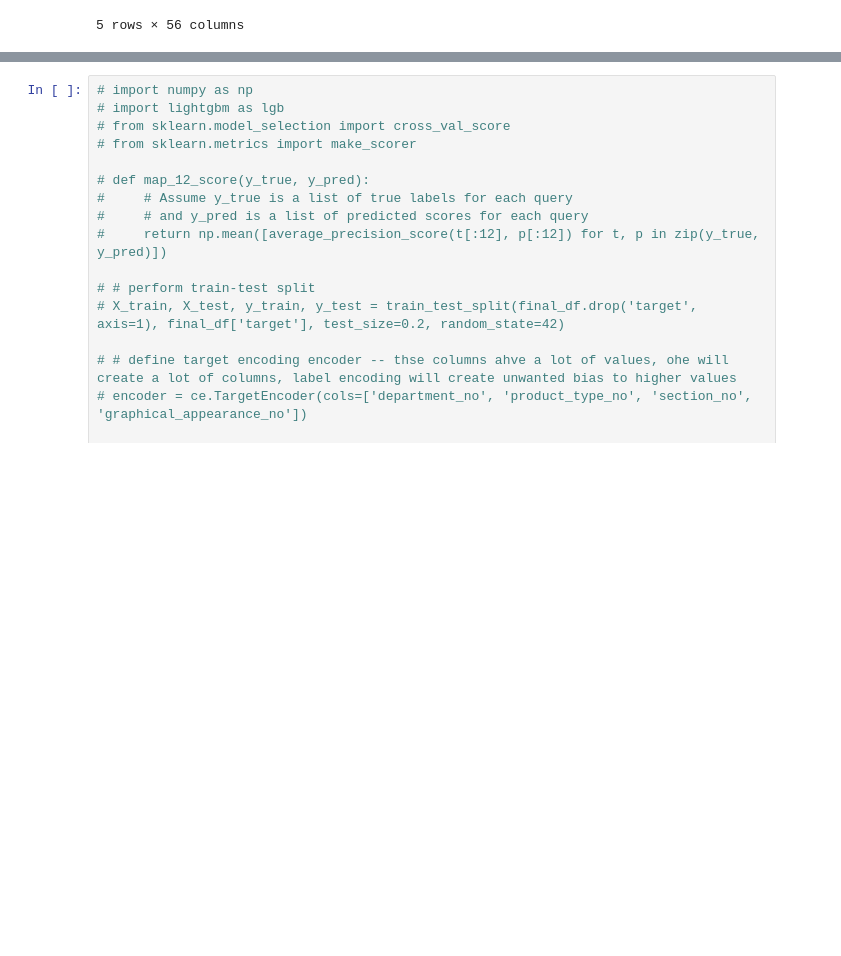
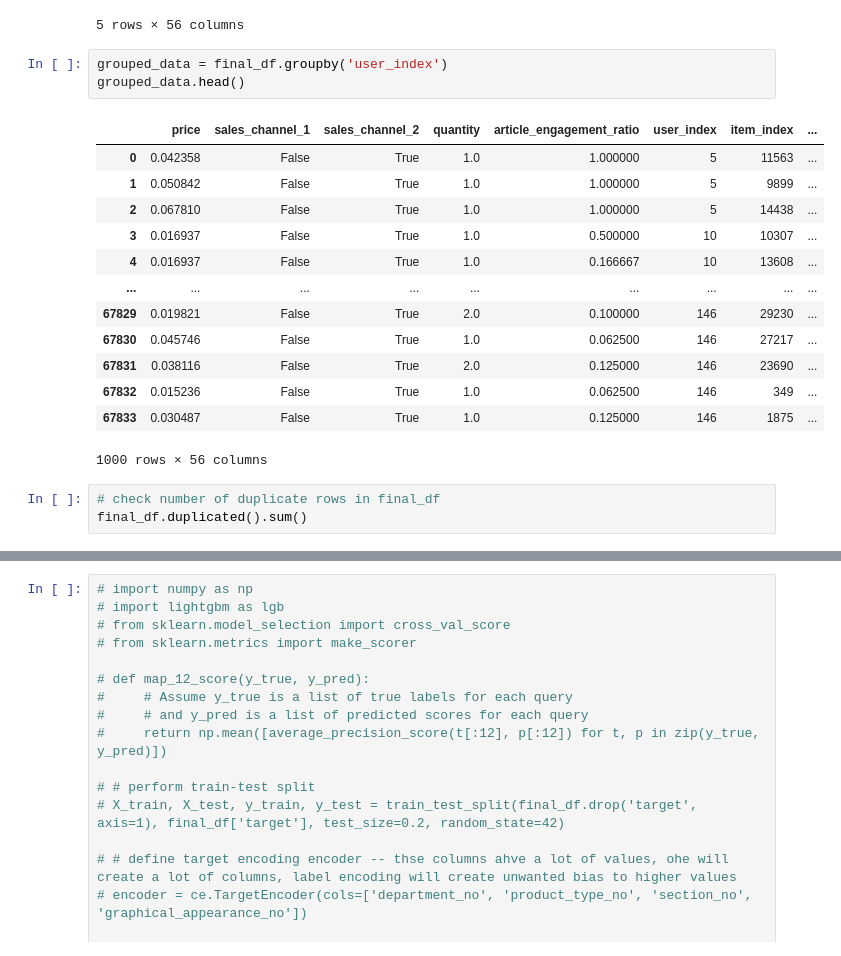
Before and after one commit to Afats/HnM-recco, a Jupyter notebook: hnm-notebook.ipynb, the cells around one changed output, grey strips where cells are left out. Drawn from its saved outputs; the diff is of its cells as text; blank space fills up the shorter version.

```diff
--- a/hnm-notebook.ipynb
+++ b/hnm-notebook.ipynb
@@ -921,6 +921,26 @@ final_df.head()
 | 3 | 0.016937 | 0.0 | 1.0 | 1.0 | 0.500000 | 10 | 10307 | ... |
 | 4 | 0.016937 | 0.0 | 1.0 | 1.0 | 0.166667 | 10 | 13608 | ... |
 5 rows × 56 columns
+# %%
+grouped_data = final_df.groupby('user_index')
+grouped_data.head()
+# %% [output]
+|  | price | sales_channel_1 | sales_channel_2 | quantity | article_engagement_ratio | user_index | item_index | ... |
+| 0 | 0.042358 | False | True | 1.0 | 1.000000 | 5 | 11563 | ... |
+| 1 | 0.050842 | False | True | 1.0 | 1.000000 | 5 | 9899 | ... |
+| 2 | 0.067810 | False | True | 1.0 | 1.000000 | 5 | 14438 | ... |
+| 3 | 0.016937 | False | True | 1.0 | 0.500000 | 10 | 10307 | ... |
+| 4 | 0.016937 | False | True | 1.0 | 0.166667 | 10 | 13608 | ... |
+| ... | ... | ... | ... | ... | ... | ... | ... | ... |
+| 67829 | 0.019821 | False | True | 2.0 | 0.100000 | 146 | 29230 | ... |
+| 67830 | 0.045746 | False | True | 1.0 | 0.062500 | 146 | 27217 | ... |
+| 67831 | 0.038116 | False | True | 2.0 | 0.125000 | 146 | 23690 | ... |
+| 67832 | 0.015236 | False | True | 1.0 | 0.062500 | 146 | 349 | ... |
+| 67833 | 0.030487 | False | True | 1.0 | 0.125000 | 146 | 1875 | ... |
+1000 rows × 56 columns
+# %%
+# check number of duplicate rows in final_df
+final_df.duplicated().sum()
 # %%
 import lightgbm as lgb
 from sklearn.model_selection import train_test_split
```
Also changed, not shown: parts of 4 cells of this notebook.
